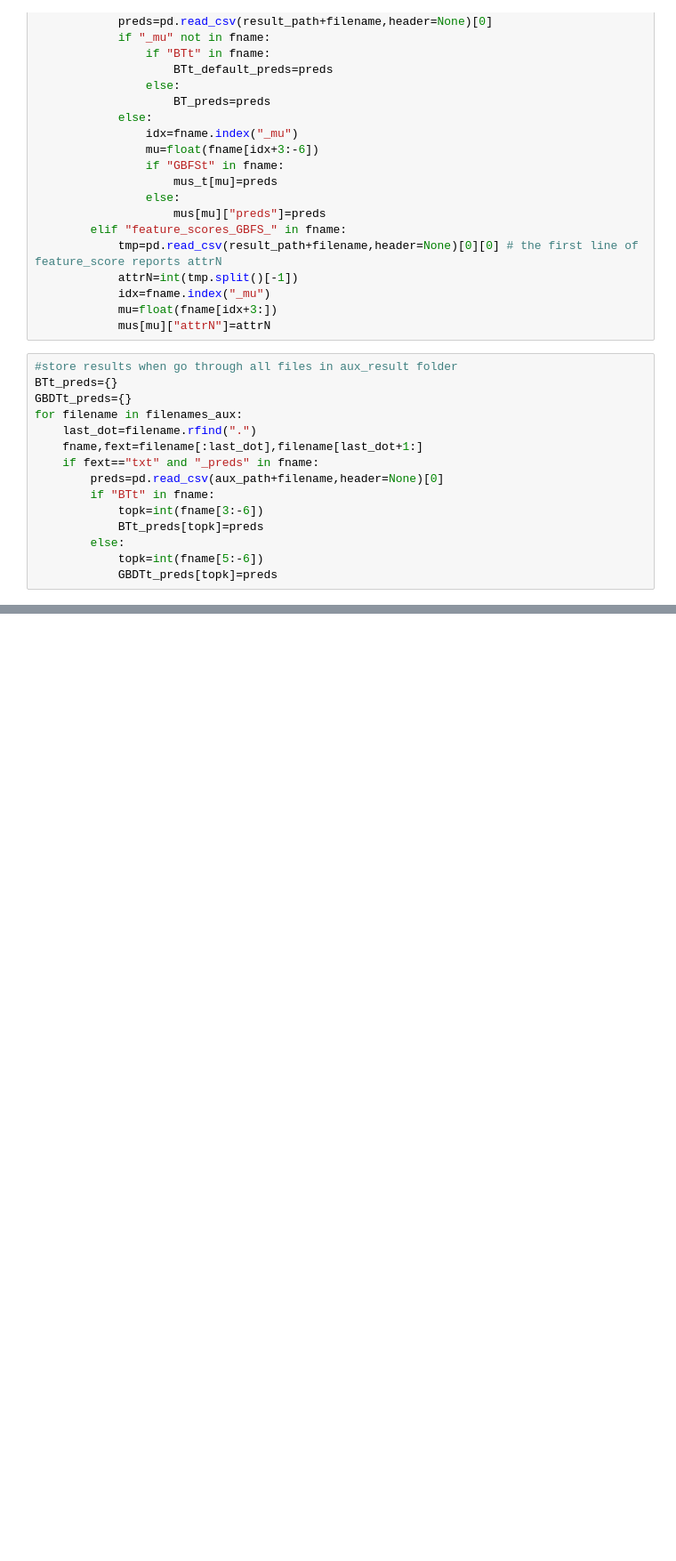
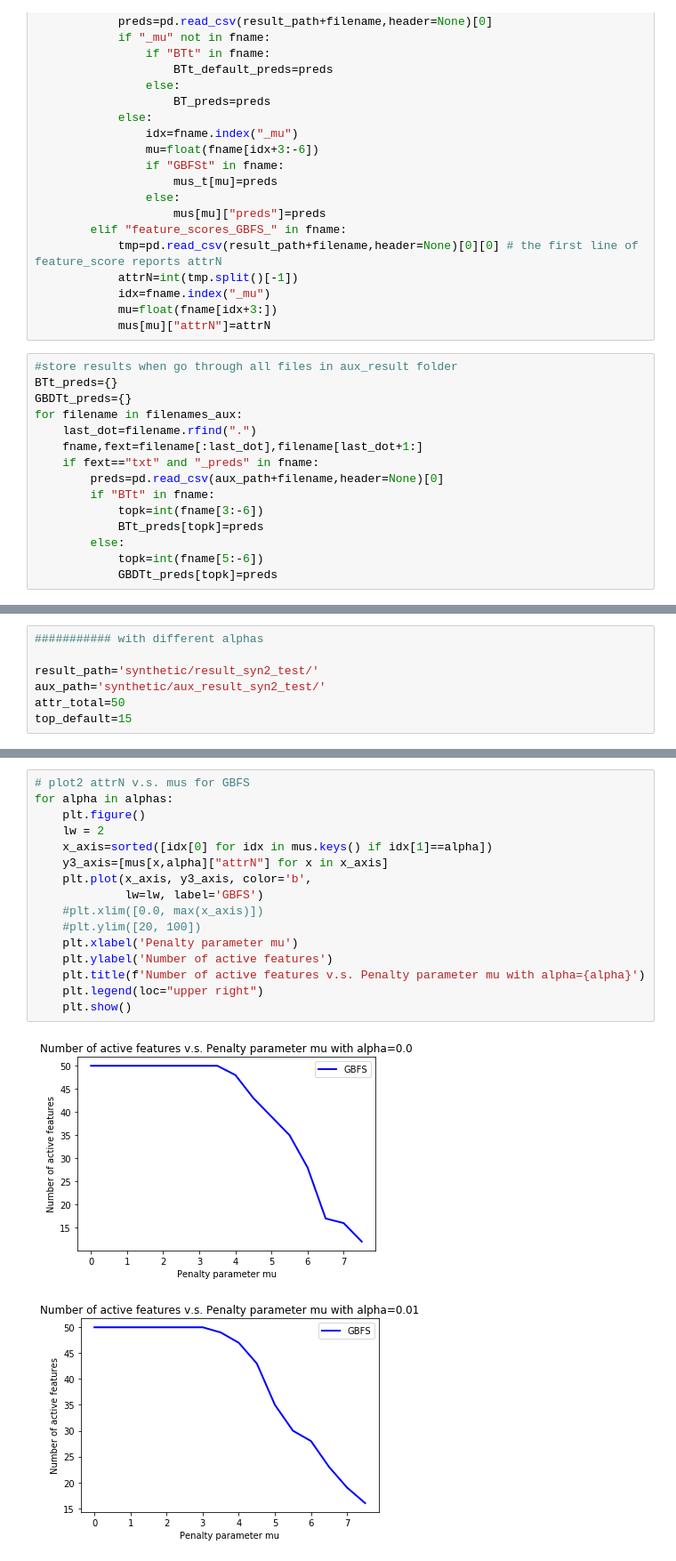
Before and after one commit to dariasor/TreeExtra, a Jupyter notebook: postprocess.ipynb, the cells around one changed output, grey strips where cells are left out. Shown at 89% size. Saved outputs shown, nothing was run; the diff lists cells and outputs as text; blank space fills up the shorter version.

```diff
--- a/postprocess.ipynb
+++ b/postprocess.ipynb
@@ -327,0 +195,7 @@ roc_auc_score(trueY,BT_preds)
+# %%
+########### with different alphas
+
+result_path='synthetic/result_syn2_test/'
+aux_path='synthetic/aux_result_syn2_test/'
+attr_total=50
+top_default=15
@@ -327,0 +323,19 @@ roc_auc_score(trueY,BT_preds)
+# %%
+# plot2 attrN v.s. mus for GBFS
+for alpha in alphas:
+    plt.figure()
+    lw = 2
+    x_axis=sorted([idx[0] for idx in mus.keys() if idx[1]==alpha])
+    y3_axis=[mus[x,alpha]["attrN"] for x in x_axis]
+    plt.plot(x_axis, y3_axis, color='b',
+             lw=lw, label='GBFS')
+    #plt.xlim([0.0, max(x_axis)])
+    #plt.ylim([20, 100])
+    plt.xlabel('Penalty parameter mu')
+    plt.ylabel('Number of active features')
+    plt.title(f'Number of active features v.s. Penalty parameter mu with alpha={alpha}')
+    plt.legend(loc="upper right")
+    plt.show()
+# %% [output]
+[figure, added]
+[figure, added]
```
Also changed, not shown: parts of 47 cells of this notebook.
